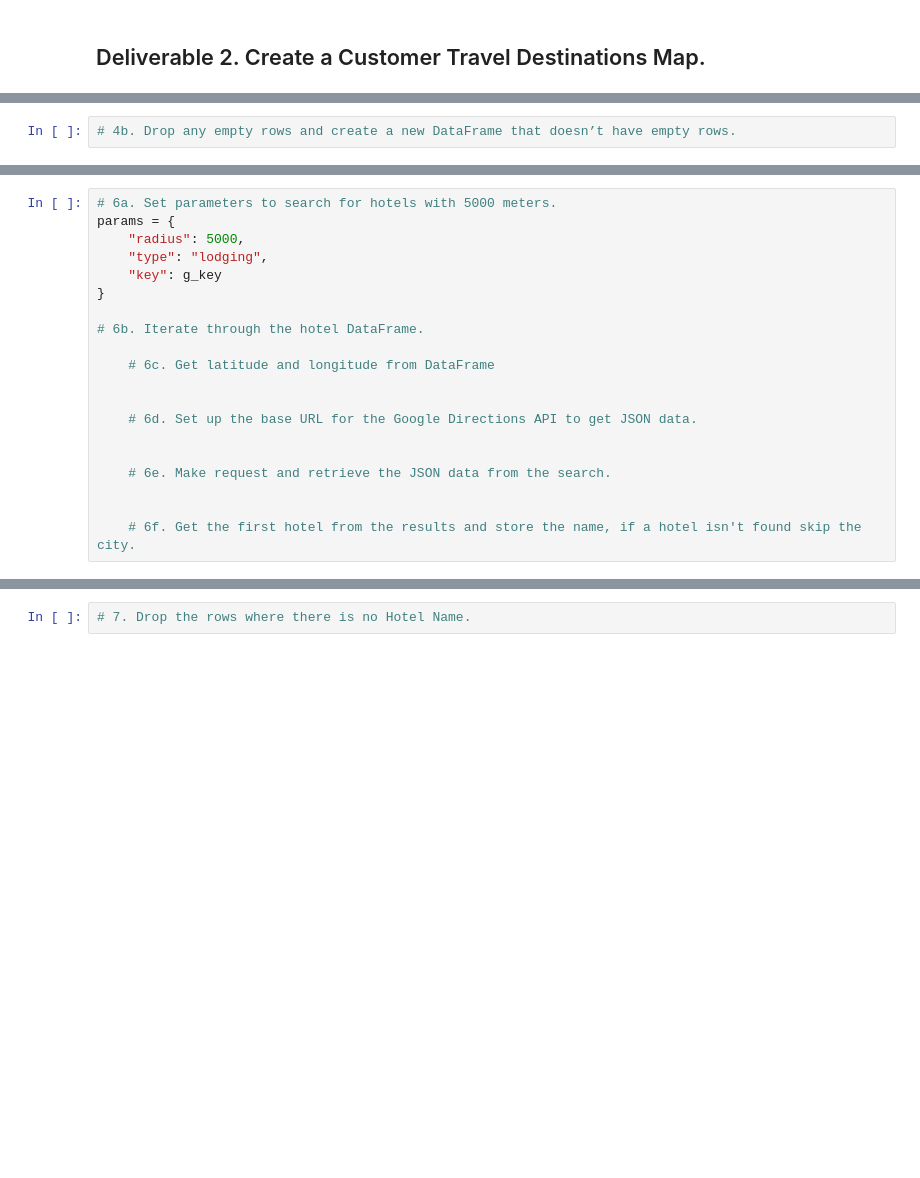
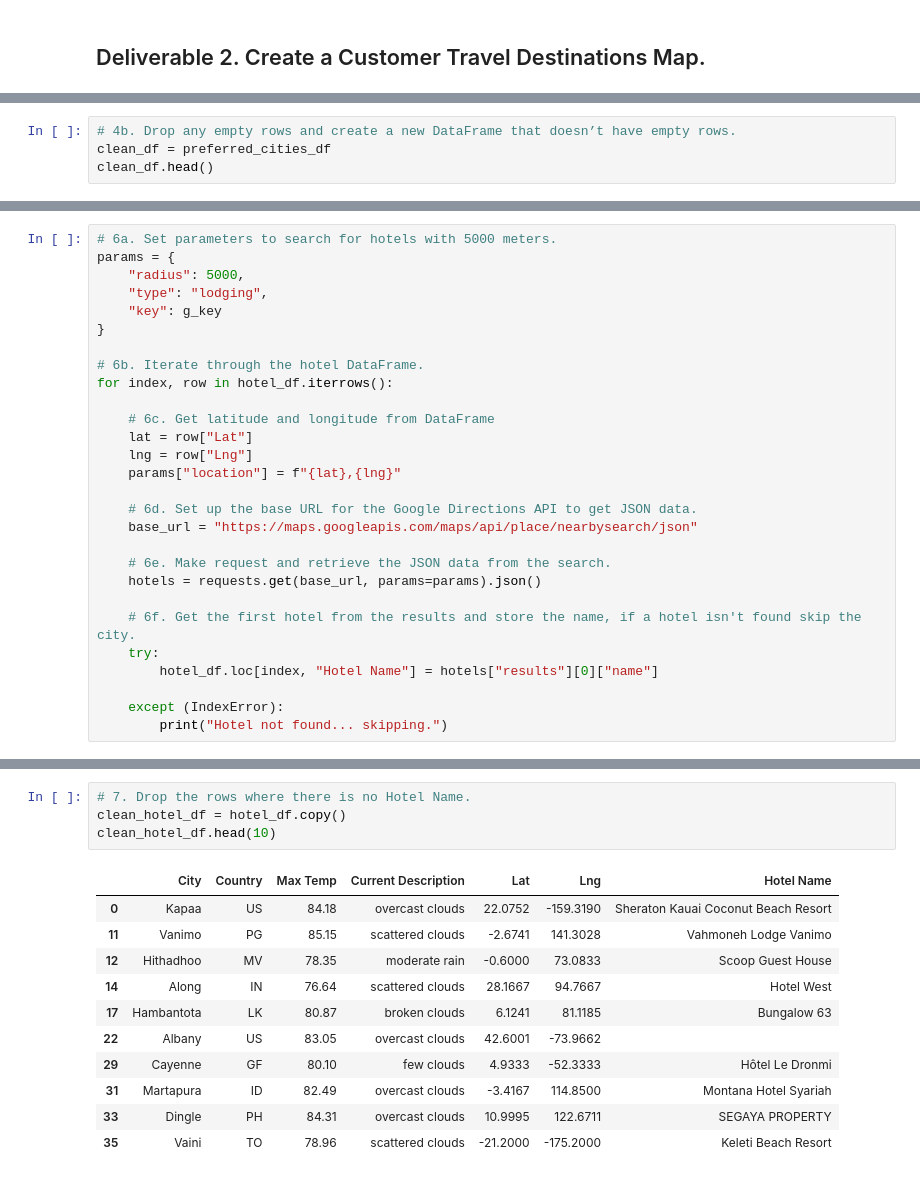
Before and after one commit to veenapu/World_Weather_analysis, a Jupyter notebook: Vacation_Search/Vacation_Search.ipynb, the cells around one changed output, grey strips where cells are left out. Cells and saved outputs as stored; diff of their text form; blank space fills up the shorter version.

```diff
--- a/Vacation_Search/Vacation_Search.ipynb
+++ b/Vacation_Search/Vacation_Search.ipynb
@@ -24,2 +69,4 @@ city_data_df.head()
 # %%
 # 4b. Drop any empty rows and create a new DataFrame that doesn’t have empty rows.
+clean_df = preferred_cities_df
+clean_df.head()
@@ -39,14 +105,22 @@ params = {
 }
 
 # 6b. Iterate through the hotel DataFrame.
+for index, row in hotel_df.iterrows():
 
     # 6c. Get latitude and longitude from DataFrame
-
+    lat = row["Lat"]
+    lng = row["Lng"]
+    params["location"] = f"{lat},{lng}"
 
     # 6d. Set up the base URL for the Google Directions API to get JSON data.
-
+    base_url = "https://maps.googleapis.com/maps/api/place/nearbysearch/json"
 
     # 6e. Make request and retrieve the JSON data from the search.
-
+    hotels = requests.get(base_url, params=params).json()
 
     # 6f. Get the first hotel from the results and store the name, if a hotel isn't found skip the city.
+    try:
+        hotel_df.loc[index, "Hotel Name"] = hotels["results"][0]["name"]
+
+    except (IndexError):
+        print("Hotel not found... skipping.")
@@ -53,2 +160,16 @@ params = {
 # %%
 # 7. Drop the rows where there is no Hotel Name.
+clean_hotel_df = hotel_df.copy()
+clean_hotel_df.head(10)
+# %% [output]
+|  | City | Country | Max Temp | Current Description | Lat | Lng | Hotel Name |
+| 0 | Kapaa | US | 84.18 | overcast clouds | 22.0752 | -159.3190 | Sheraton Kauai Coconut Beach Resort |
+| 11 | Vanimo | PG | 85.15 | scattered clouds | -2.6741 | 141.3028 | Vahmoneh Lodge Vanimo |
+| 12 | Hithadhoo | MV | 78.35 | moderate rain | -0.6000 | 73.0833 | Scoop Guest House |
+| 14 | Along | IN | 76.64 | scattered clouds | 28.1667 | 94.7667 | Hotel West |
+| 17 | Hambantota | LK | 80.87 | broken clouds | 6.1241 | 81.1185 | Bungalow 63 |
+| 22 | Albany | US | 83.05 | overcast clouds | 42.6001 | -73.9662 |  |
+| 29 | Cayenne | GF | 80.10 | few clouds | 4.9333 | -52.3333 | Hôtel Le Dronmi |
+| 31 | Martapura | ID | 82.49 | overcast clouds | -3.4167 | 114.8500 | Montana Hotel Syariah |
+| 33 | Dingle | PH | 84.31 | overcast clouds | 10.9995 | 122.6711 | SEGAYA PROPERTY |
+| 35 | Vaini | TO | 78.96 | scattered clouds | -21.2000 | -175.2000 | Keleti Beach Resort |
```
Also changed, not shown: parts of 15 cells of this notebook, 3 other files.
